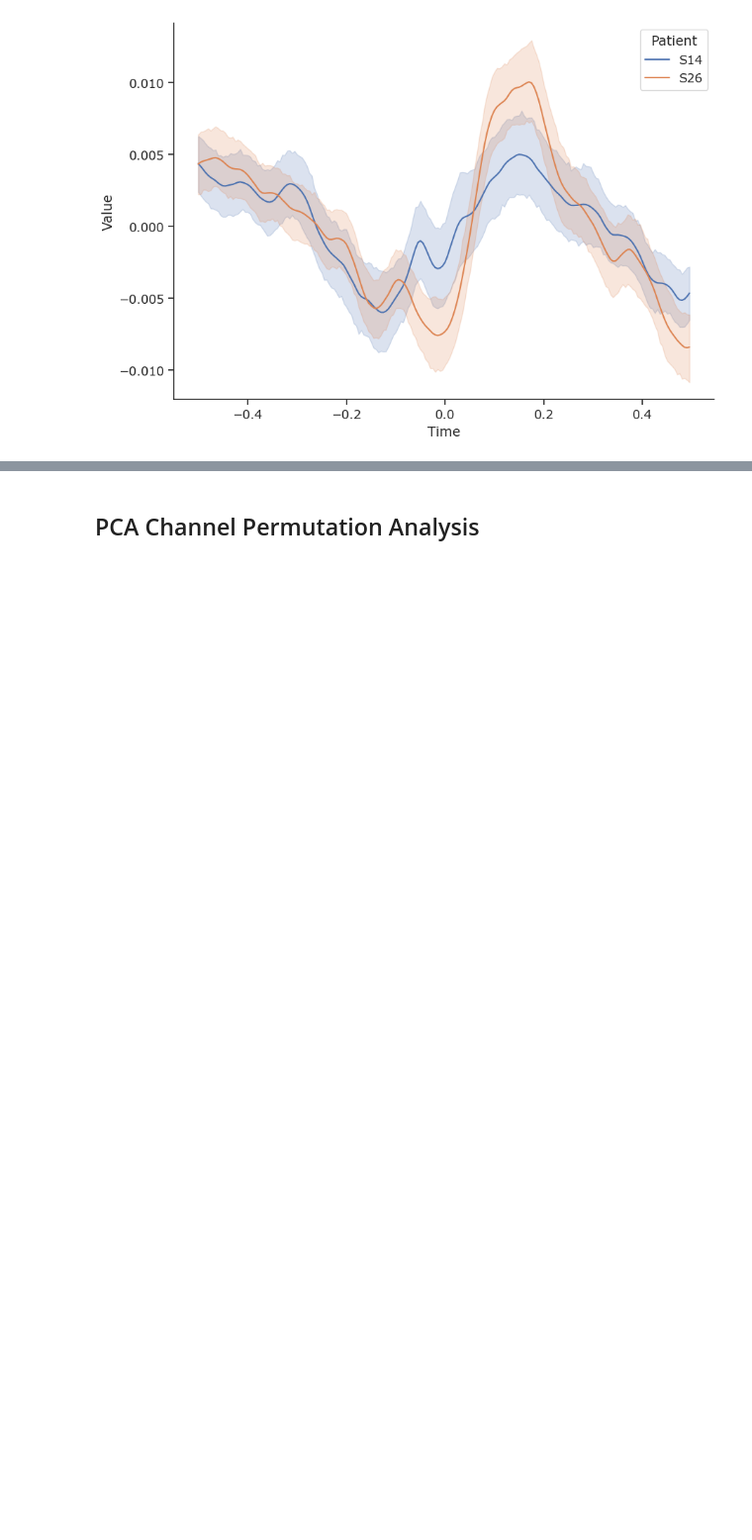
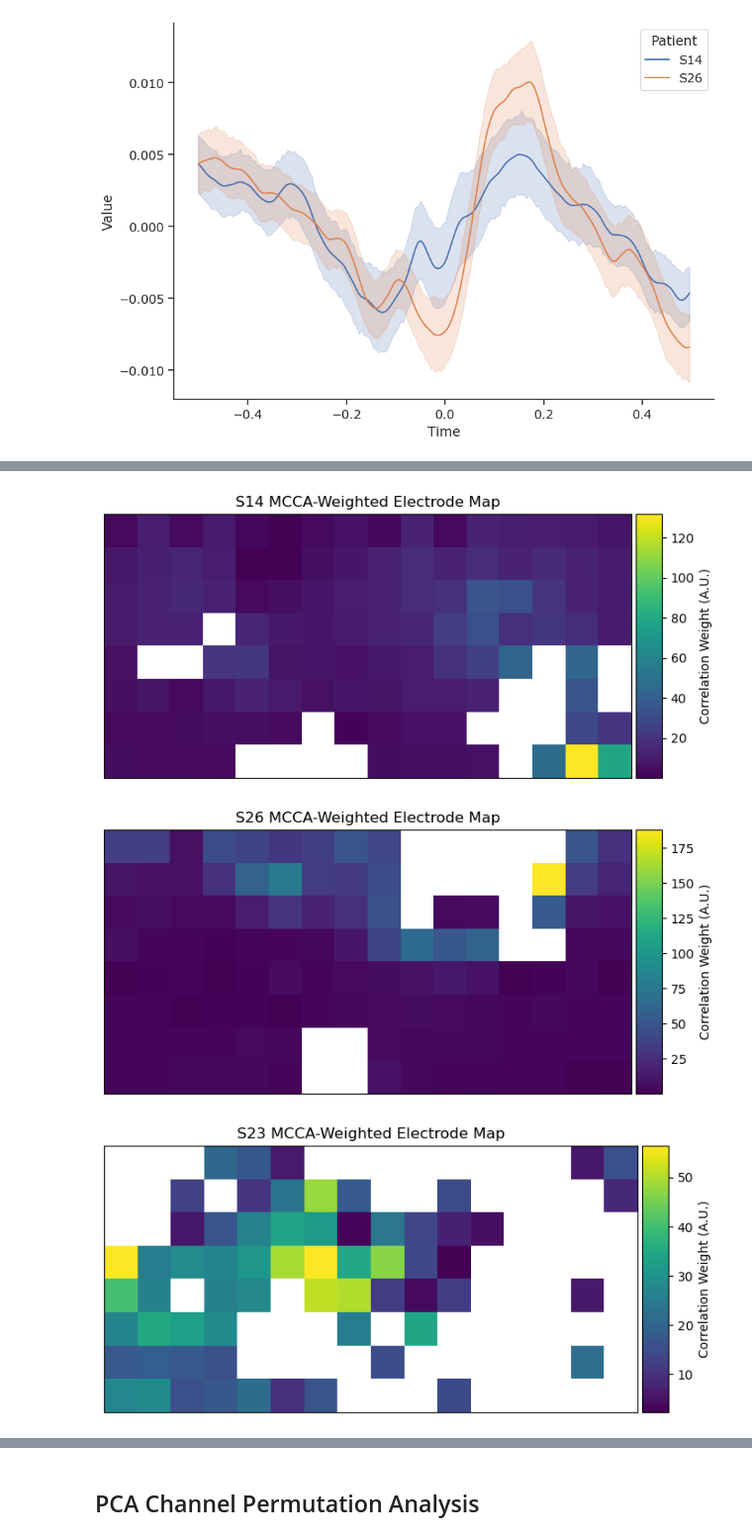
Before and after one commit to coganlab/cross_patient_speech_decoding, a Jupyter notebook: aligned_decoding/notebooks/cross_patient_vis.ipynb, the cells around one changed output, grey strips where cells are left out. Shown at 99% size. Cells and saved outputs as stored; diff of their text form; code cells hidden in the pictures; blank space fills up the shorter version.

Commit message:
electrodes weighted by MCCA correlation value (no activity)

```diff
--- a/aligned_decoding/notebooks/cross_patient_vis.ipynb
+++ b/aligned_decoding/notebooks/cross_patient_vis.ipynb
@@ -662,0 +694,22 @@ plt.show()
+# %%
+all_pt_data = [all_pt_traces[pt] for pt in pt_names]
+all_pt_pseqs = [all_pt_phon_seqs[pt] for pt in pt_names]
+# %%
+n_comp = 25
+pca_var = 0.9
+ranks = [n_components_var(x.reshape(-1, x.shape[-1]), pca_var) for x in all_pt_data]
+
+cnd_avg_data = extract_group_conditions(all_pt_data, all_pt_pseqs)
+cnd_avg_data = [d.reshape(-1, d.shape[-1]) for d in cnd_avg_data]
+
+mcca = MCCA(n_components=n_comp, regs=0.5, signal_ranks=ranks)
+mcca_scores = mcca.fit_transform(cnd_avg_data)
+# %%
+mcca_corrs = mcca.canon_corrs(mcca_scores)
+print(mcca_corrs.shape)
+# print(mcca_corrs)
+
+# average across non diagonal elements in correlation matrices
+weights = (mcca_corrs != 1).astype(int)
+pt_corrs = np.average(mcca_corrs, weights=weights, axis=1).T
+print(pt_corrs.shape)
@@ -662,0 +719,10 @@ plt.show()
+# %%
+pt_mcca_elecs = {}
+for i, (corrs, pt) in enumerate(zip(pt_corrs, pt_names)):
+    # print(i, pt)
+    pt_loading = mcca.loadings_[i]
+    loading_inv = np.linalg.pinv(pt_loading)
+    corr_elecs = np.dot(corrs, loading_inv)
+    pt_mcca_elecs[pt] = np.full(np.prod(all_pt_chan_data[pt]['map'].shape), np.nan)
+    pt_mcca_elecs[pt][all_pt_chan_data[pt]['sig'].flatten()] = corr_elecs
+    print(pt_mcca_elecs[pt].shape)
@@ -662,0 +738,7 @@ plt.show()
+# %%
+for pt, elecs in pt_mcca_elecs.items():
+    chan_disp(np.abs(elecs), np.flipud(all_pt_chan_data[pt]['map']), f'{pt} MCCA-Weighted Electrode Map', 'Correlation Weight (A.U.)', figsize=(8,6))
+# %% [output]
+[figure, added]
+[figure, added]
+[figure, added]
```
Also changed, not shown: parts of 11 cells of this notebook.
